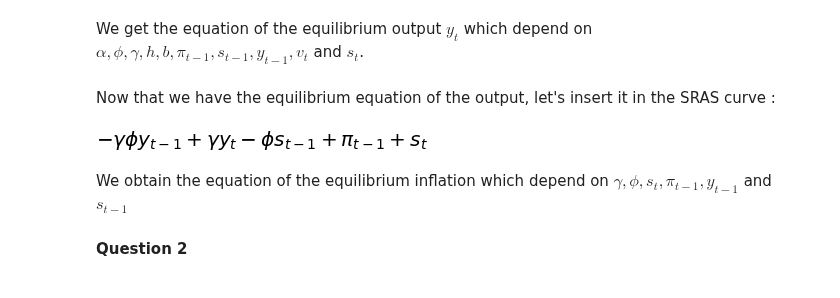
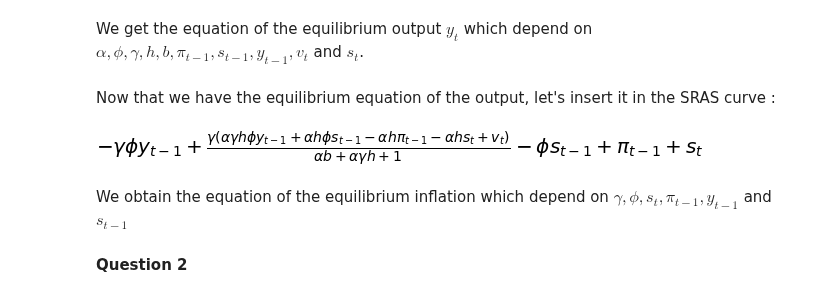
Before and after one commit to NumEconCopenhagen/projects-2019-al, a Jupyter notebook: examproject/examproject.ipynb, the cells around one changed output. Drawn from its saved outputs; the diff is of its cells as text; code cells hidden in the pictures.

```diff
--- a/examproject/examproject.ipynb
+++ b/examproject/examproject.ipynb
@@ -64,10 +64,10 @@ We get the equation of the equilibrium output $y_t$ which depend on $\alpha , \p
 Now that we have the equilibrium equation of the output, let's insert it in the SRAS curve :
 # %%
 #Substitute the new output equation to replace yt
-eq_pi= SRAS_pit.subs(yt,eq_y)
+eq_pi= SRAS_pit.subs(yt,eq_y[0])
 eq_pi
 # %% [output]
-[figure, old version]
+[figure, new version]
 # %% [markdown]
 We obtain the equation of the equilibrium inflation which depend on $\gamma ,\phi , s_t ,\pi_{t-1} ,y_{t-1}$ and $s_{t-1}$
 # %% [markdown]
```
Also changed, not shown: parts of 11 cells of this notebook.
